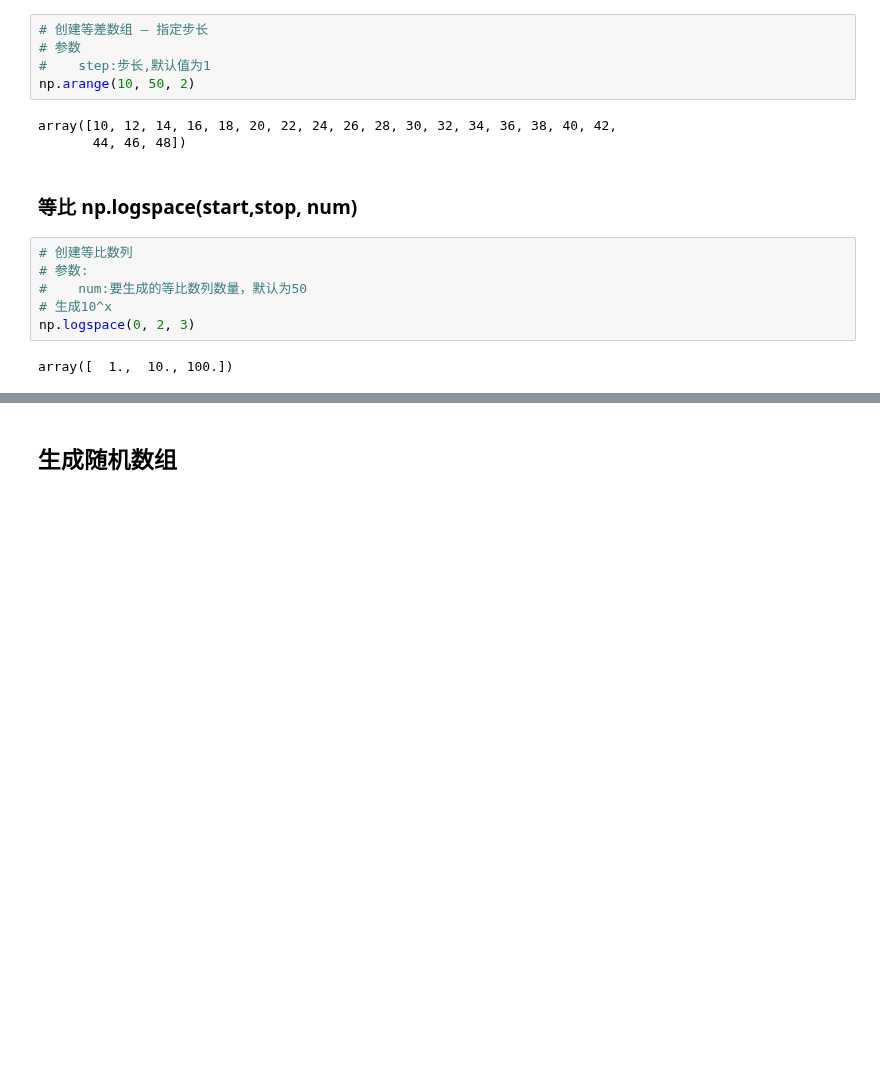
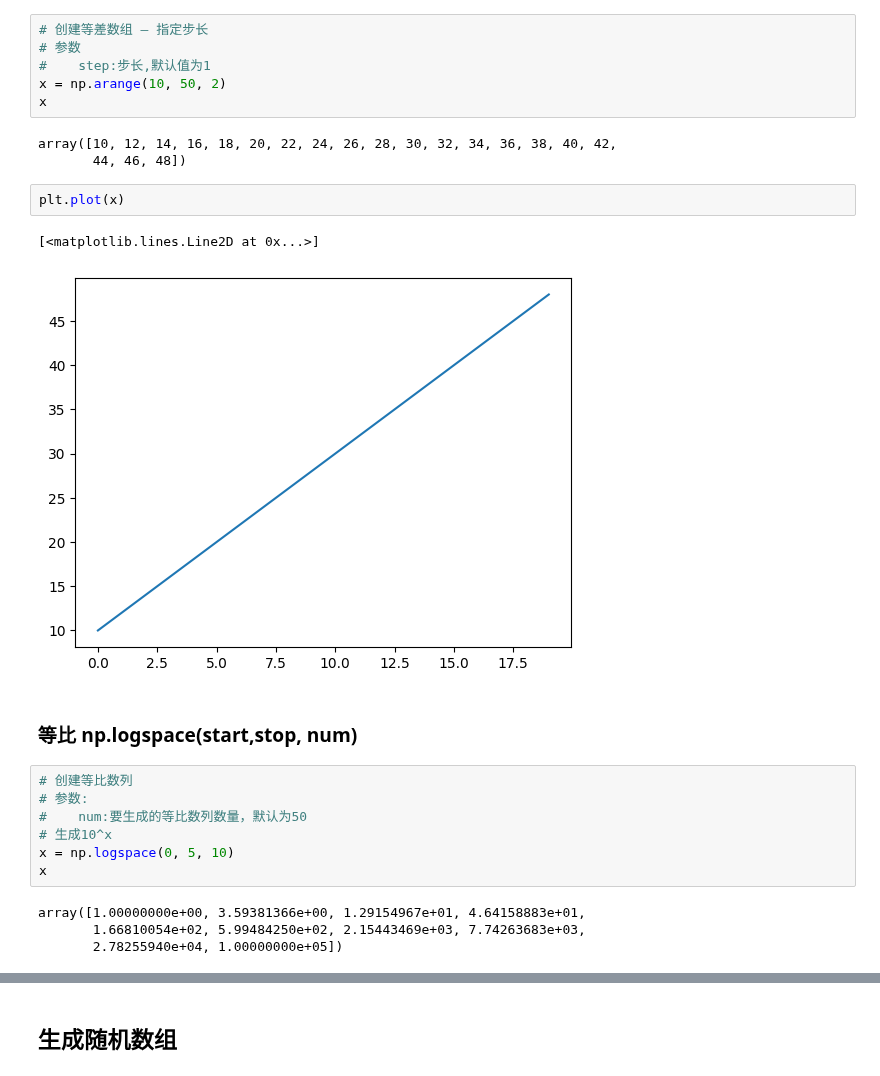
Before and after one commit to NagatoYuki0943/ML, a Jupyter notebook: code/numpy/02_gen_array_random.ipynb, the cells around one changed output, grey strips where cells are left out. Cells and saved outputs as stored; diff of their text form; blank space fills up the shorter version.

```diff
--- a/code/numpy/02_gen_array_random.ipynb
+++ b/code/numpy/02_gen_array_random.ipynb
@@ -70,10 +77,16 @@ array([  0.,  10.,  20.,  30.,  40.,  50.,  60.,  70.,  80.,  90., 100.])
 # 创建等差数组 — 指定步长
 # 参数
 #    step:步长,默认值为1
-np.arange(10, 50, 2)
+x = np.arange(10, 50, 2)
+x
 # %% [output]
 array([10, 12, 14, 16, 18, 20, 22, 24, 26, 28, 30, 32, 34, 36, 38, 40, 42,
        44, 46, 48])
+# %%
+plt.plot(x)
+# %% [output]
+[<matplotlib.lines.Line2D at 0x...>]
+[figure, added]
 # %% [markdown]
 ### 等比 np.logspace(start,stop, num)
 # %%
@@ -81,6 +94,9 @@ array([10, 12, 14, 16, 18, 20, 22, 24, 26, 28, 30, 32, 34, 36, 38, 40, 42,
 # 参数:
 #    num:要生成的等比数列数量，默认为50
 # 生成10^x
-np.logspace(0, 2, 3)
+x = np.logspace(0, 5, 10)
+x
 # %% [output]
-array([  1.,  10., 100.])
+array([1.00000000e+00, 3.59381366e+00, 1.29154967e+01, 4.64158883e+01,
+       1.66810054e+02, 5.99484250e+02, 2.15443469e+03, 7.74263683e+03,
+       2.78255940e+04, 1.00000000e+05])
```
Also changed, not shown: parts of 36 cells of this notebook, 4 other files.
